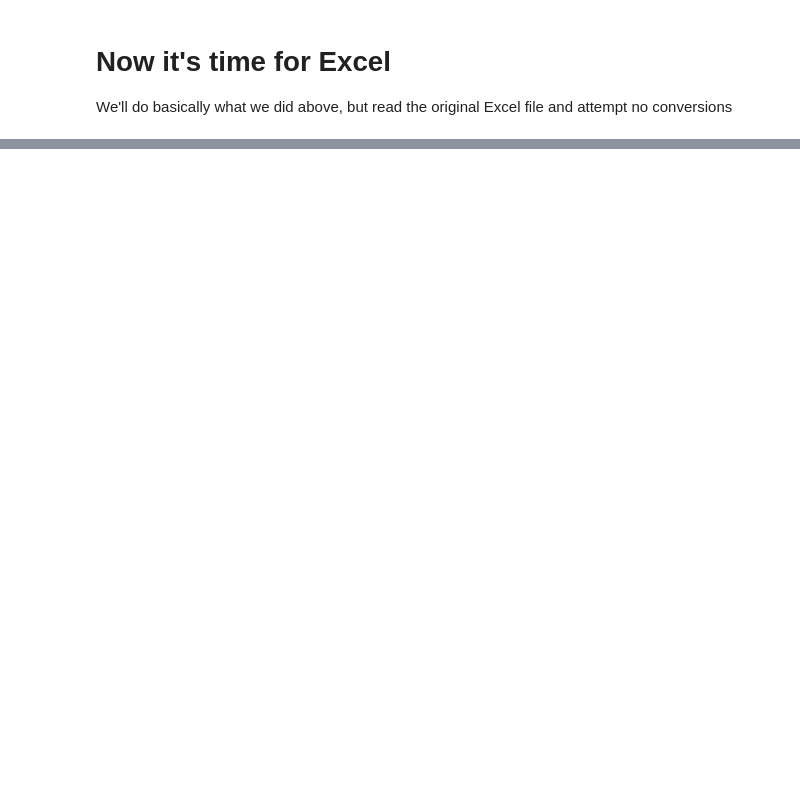
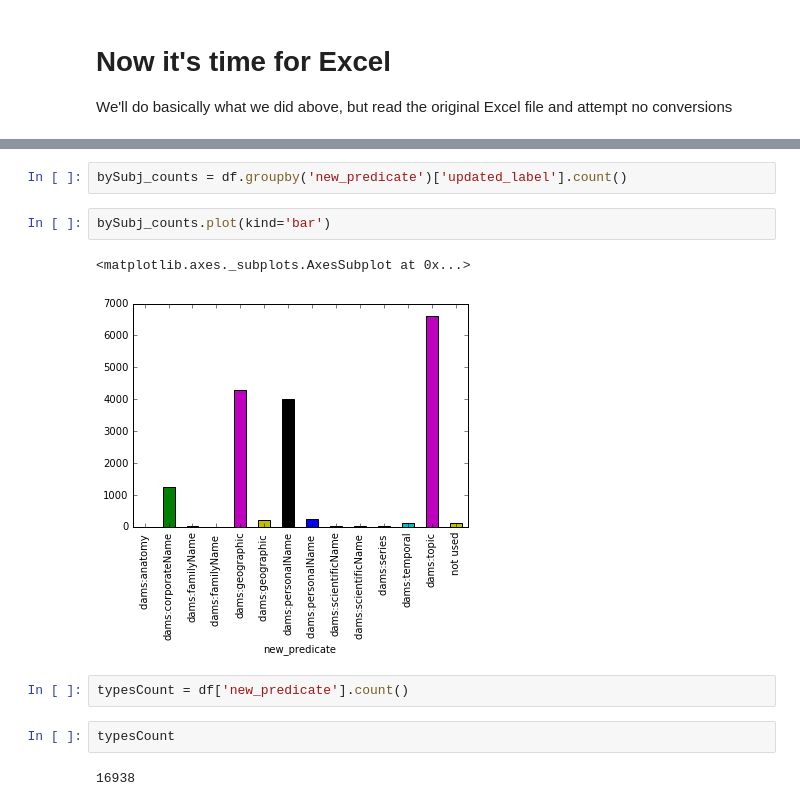
Before and after one commit to remerjohnson/subject-data-analysis, a Jupyter notebook: subject_conversion_data_work.ipynb, the cells around one changed output, grey strips where cells are left out. Cells and saved outputs as stored; diff of their text form; blank space fills up the shorter version.

Commit message:
Worked through notebook: grouped by subject type, plotted as a bar graph, generated the python code for that, and saved image result

```diff
--- a/subject_conversion_data_work.ipynb
+++ b/subject_conversion_data_work.ipynb
@@ -143,0 +203,13 @@ Name: updated_label, dtype: object>
+# %%
+bySubj_counts = df.groupby('new_predicate')['updated_label'].count()
+# %%
+bySubj_counts.plot(kind='bar')
+# %% [output]
+<matplotlib.axes._subplots.AxesSubplot at 0x...>
+[figure, added]
+# %%
+typesCount = df['new_predicate'].count()
+# %%
+typesCount
+# %% [output]
+16938
```
Also changed, not shown: parts of 22 cells of this notebook, 3 other files.
